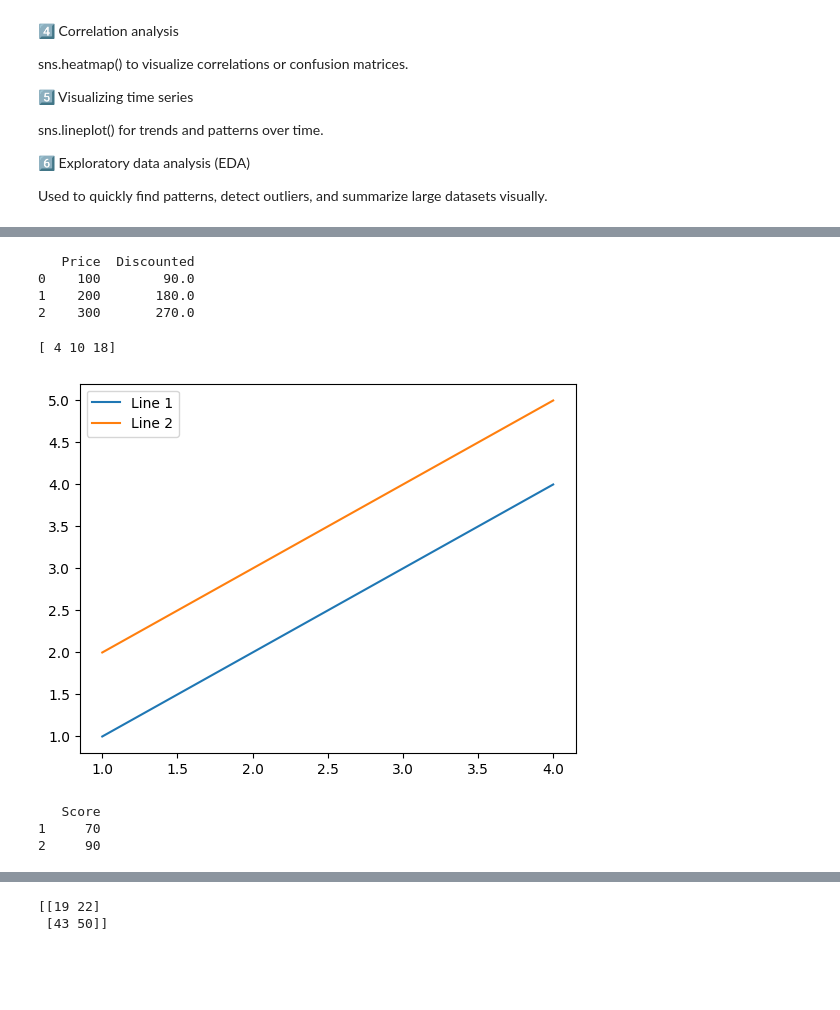
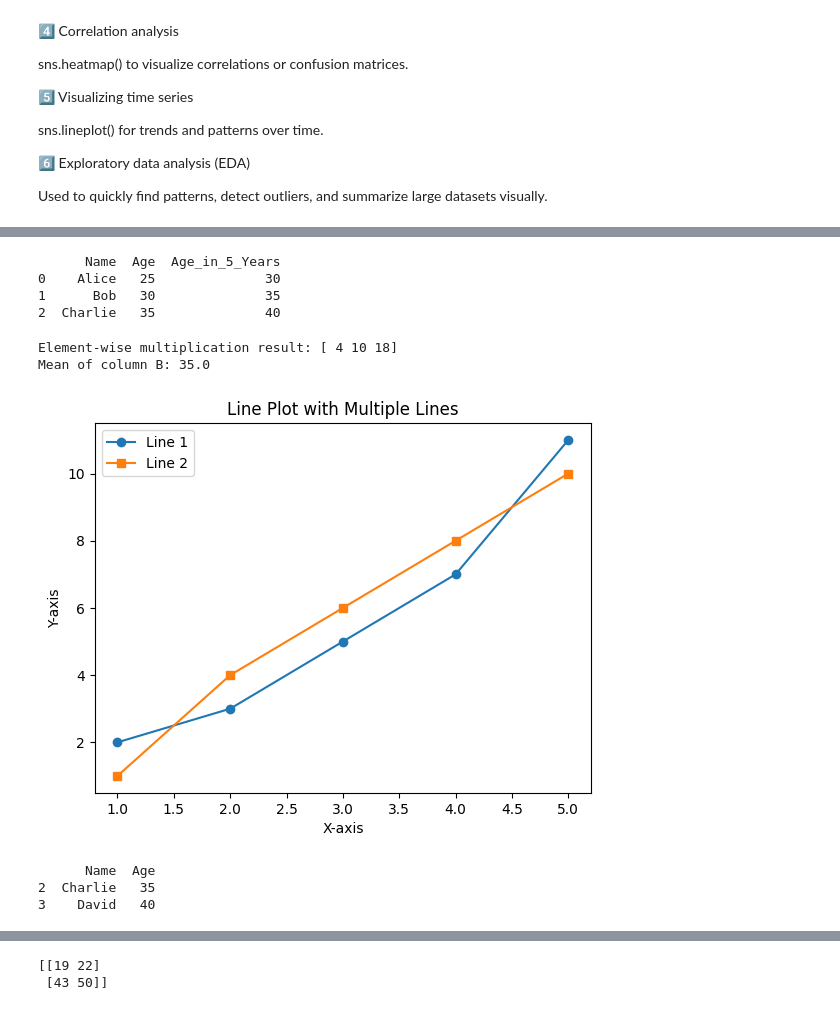
Before and after one commit to PrithviSom/DataToolKitAssginment, a Jupyter notebook: Assignment_Data_Toolkit.ipynb, the cells around one changed output, grey strips where cells are left out. Cells and saved outputs as stored; diff of their text form; code cells hidden in the pictures; blank space fills up the shorter version.

Commit message:
Assignment_Data_Toolkit

```diff
--- a/Assignment_Data_Toolkit.ipynb
+++ b/Assignment_Data_Toolkit.ipynb
@@ -254,45 +333,56 @@ fig.show()
 # %%
-# 6.Create a DataFrame and add a new column based on an existing column.
+# 6. Create a DataFrame and add a new column based on an existing column.
 
 import pandas as pd
-df = pd.DataFrame({'Price':[100, 200, 300]})
-df['Discounted'] = df['Price'] * 0.9
+data = {'Name': ['Alice', 'Bob', 'Charlie'],
+        'Age': [25, 30, 35]}
+df = pd.DataFrame(data)
+df['Age_in_5_Years'] = df['Age'] + 5
 print(df)
 # %% [output]
-   Price  Discounted
-0    100        90.0
-1    200       180.0
-2    300       270.0
+      Name  Age  Age_in_5_Years
+0    Alice   25              30
+1      Bob   30              35
+2  Charlie   35              40
 # %%
-# 7.Write a program to perform element-wise multiplication of two NumPy arrays.
+# 7. Write a program to perform element-wise multiplication of two NumPy arrays.
 
 import numpy as np
-a = np.array([1, 2, 3])
-b = np.array([4, 5, 6])
-result = a * b
-print(result)
+array1 = np.array([1, 2, 3])
+array2 = np.array([4, 5, 6])
+result = np.multiply(array1, array2)
+print("Element-wise multiplication result:", result)
+print("Mean of column B:", df['Age_in_5_Years'].mean())
 # %% [output]
-[ 4 10 18]
+Element-wise multiplication result: [ 4 10 18]
+Mean of column B: 35.0
 # %%
-# 8.Create a line plot with multiple lines using Matplotlib.
+# 8. Create a line plot with multiple lines using Matplotlib.
 
 import matplotlib.pyplot as plt
-x = [1,2,3,4]
-plt.plot(x, [1,2,3,4], label='Line 1')
-plt.plot(x, [2,3,4,5], label='Line 2')
+x = [1, 2, 3, 4, 5]
+y1 = [2, 3, 5, 7, 11]
+y2 = [1, 4, 6, 8, 10]
+plt.plot(x, y1, label='Line 1', marker='o')
+plt.plot(x, y2, label='Line 2', marker='s')
+plt.title('Line Plot with Multiple Lines')
+plt.xlabel('X-axis')
+plt.ylabel('Y-axis')
 plt.legend()
 plt.show()
 # %% [output]
-[figure, old version]
+[figure, new version]
 # %%
-# 9.Generate a Pandas DataFrame and filter rows where a column value is greater than a threshold.
+#  9. Generate a Pandas DataFrame and filter rows where a column value is greater than a threshold.
 
 import pandas as pd
-df = pd.DataFrame({'Score':[50, 70, 90, 40]})
-filtered = df[df['Score'] > 60]
-print(filtered)
+data = {'Name': ['Alice', 'Bob', 'Charlie', 'David'],
+        'Age': [25, 30, 35, 40]}
+df = pd.DataFrame(data)
+filtered_df = df[df['Age'] > 30]
+print(filtered_df)
 # %% [output]
-   Score
-1     70
-2     90
+      Name  Age
+2  Charlie   35
+3    David   40
 # %%
```
Also changed, not shown: parts of 13 cells of this notebook.
